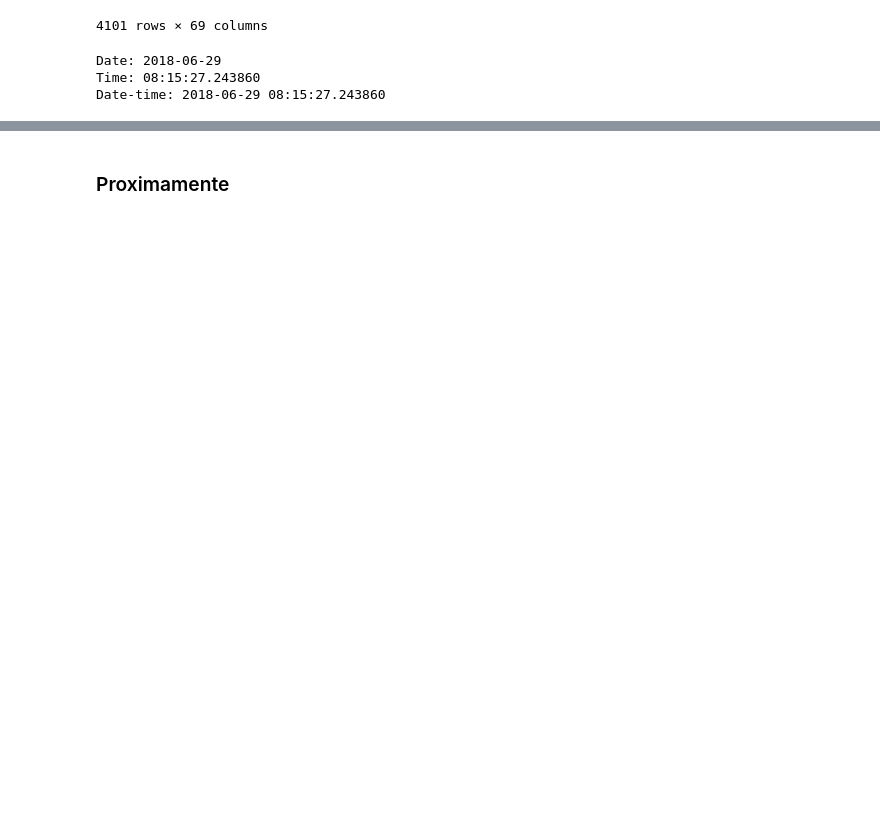
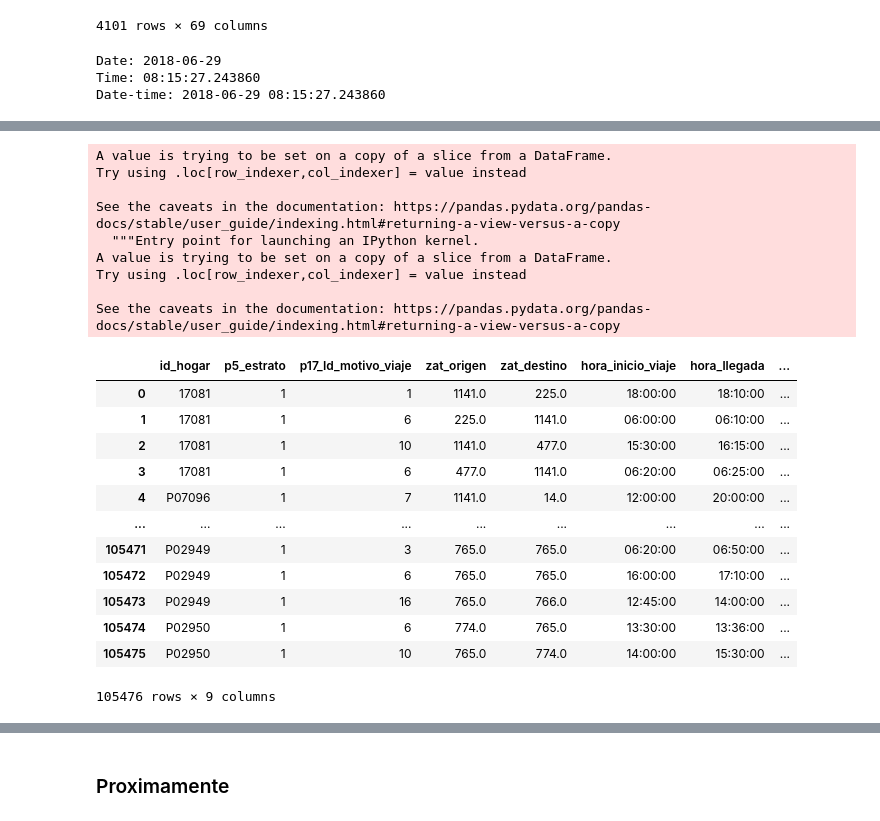
Before and after one commit to saramirezva/Tesis-congestion-Bogota, a Jupyter notebook: Congestion.ipynb, the cells around one changed output, grey strips where cells are left out. Cells and saved outputs as stored; diff of their text form; code cells hidden in the pictures; blank space fills up the shorter version.

```diff
--- a/Congestion.ipynb
+++ b/Congestion.ipynb
@@ -162,0 +150,6 @@ Existe un problema, y es que en la base de datos la hora esta como un string, no
+# %%
+def to_time(clmn):
+    array = []
+    for i in clmn:
+        array.append(datetime.datetime.strptime(i, '%H:%M:%S').time())
+    return array
@@ -162,0 +177,27 @@ Existe un problema, y es que en la base de datos la hora esta como un string, no
+# %%
+cng_df['hora_inicio_viaje'] = to_time(cng_df['hora_inicio_viaje'])
+cng_df['hora_llegada'] = to_time(cng_df['hora_llegada'])
+cng_df
+# %% [output]
+A value is trying to be set on a copy of a slice from a DataFrame.
+Try using .loc[row_indexer,col_indexer] = value instead
+
+See the caveats in the documentation: https://pandas.pydata.org/pandas-docs/stable/user_guide/indexing.html#returning-a-view-versus-a-copy
+  """Entry point for launching an IPython kernel.
+A value is trying to be set on a copy of a slice from a DataFrame.
+Try using .loc[row_indexer,col_indexer] = value instead
+
+See the caveats in the documentation: https://pandas.pydata.org/pandas-docs/stable/user_guide/indexing.html#returning-a-view-versus-a-copy
+|  | id_hogar | p5_estrato | p17_Id_motivo_viaje | zat_origen | zat_destino | hora_inicio_viaje | hora_llegada | ... |
+| 0 | 17081 | 1 | 1 | 1141.0 | 225.0 | 18:00:00 | 18:10:00 | ... |
+| 1 | 17081 | 1 | 6 | 225.0 | 1141.0 | 06:00:00 | 06:10:00 | ... |
+| 2 | 17081 | 1 | 10 | 1141.0 | 477.0 | 15:30:00 | 16:15:00 | ... |
+| 3 | 17081 | 1 | 6 | 477.0 | 1141.0 | 06:20:00 | 06:25:00 | ... |
+| 4 | P07096 | 1 | 7 | 1141.0 | 14.0 | 12:00:00 | 20:00:00 | ... |
+| ... | ... | ... | ... | ... | ... | ... | ... | ... |
+| 105471 | P02949 | 1 | 3 | 765.0 | 765.0 | 06:20:00 | 06:50:00 | ... |
+| 105472 | P02949 | 1 | 6 | 765.0 | 765.0 | 16:00:00 | 17:10:00 | ... |
+| 105473 | P02949 | 1 | 16 | 765.0 | 766.0 | 12:45:00 | 14:00:00 | ... |
+| 105474 | P02950 | 1 | 6 | 774.0 | 765.0 | 13:30:00 | 13:36:00 | ... |
+| 105475 | P02950 | 1 | 10 | 765.0 | 774.0 | 14:00:00 | 15:30:00 | ... |
+105476 rows × 9 columns
```
Also changed, not shown: parts of 17 cells of this notebook.
